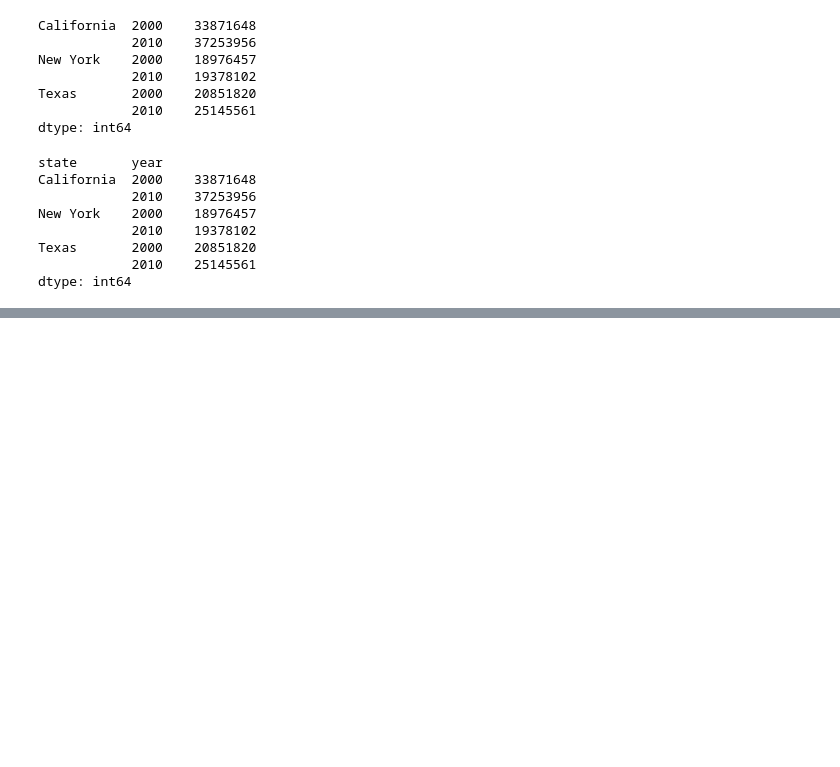
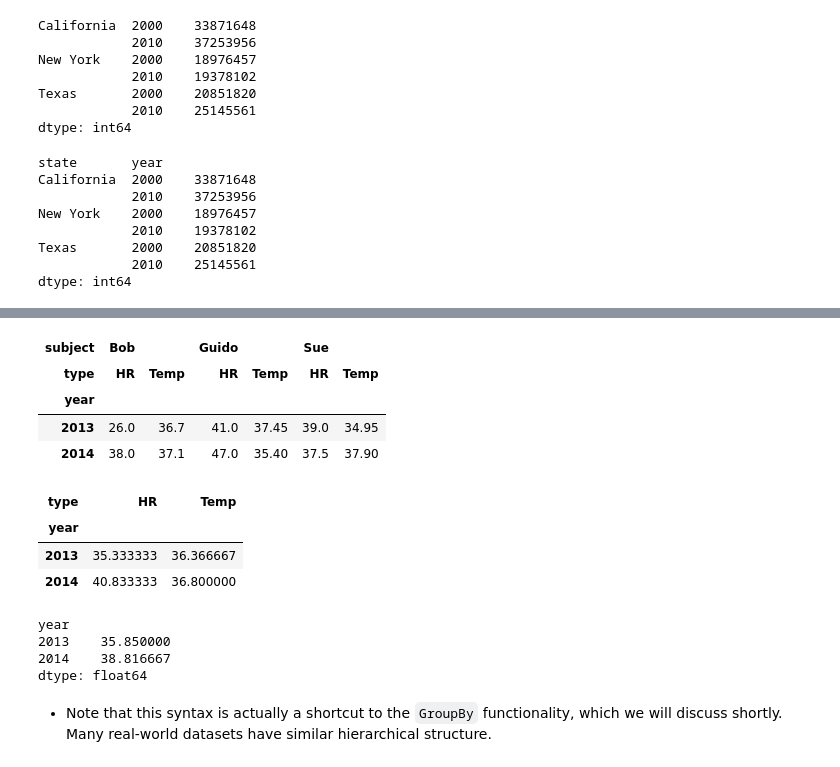
Before and after one commit to mjkeene/ML, a Jupyter notebook: python_data_science_handbook/3_data_manipulation_with_pandas.ipynb, the cells around one changed output, grey strips where cells are left out. Drawn from its saved outputs; the diff is of its cells as text; code cells hidden in the pictures; blank space fills up the shorter version.

```diff
--- a/python_data_science_handbook/3_data_manipulation_with_pandas.ipynb
+++ b/python_data_science_handbook/3_data_manipulation_with_pandas.ipynb
@@ -1400,0 +1731,30 @@ dtype: int64
+# %%
+# name the index level you'd like to explore, in this case the year
+data_mean = health_data.mean(level='year')
+data_mean
+# %% [output]
+| subject | Bob |  | Guido |  | Sue |  |
+| type | HR | Temp | HR | Temp | HR | Temp |
+| year |  |  |  |  |  |  |
+| 2013 | 26.0 | 36.7 | 41.0 | 37.45 | 39.0 | 34.95 |
+| 2014 | 38.0 | 37.1 | 47.0 | 35.40 | 37.5 | 37.90 |
+# %%
+# by also using the axis keyword, we can take the mean amoung levels on the
+# columns as well
+data_mean.mean(axis=1, level='type')
+# %% [output]
+| type | HR | Temp |
+| year |  |  |
+| 2013 | 35.333333 | 36.366667 |
+| 2014 | 40.833333 | 36.800000 |
+# %%
+# without the level arg, all of the numbers are averaged, without
+# regard to the 'type' (HR or Temp)
+data_mean.mean(axis=1)
+# %% [output]
+year
+2013    35.850000
+2014    38.816667
+dtype: float64
+# %% [markdown]
+* Note that this syntax is actually a shortcut to the `GroupBy` functionality, which we will discuss shortly. Many real-world datasets have similar hierarchical structure.
```
Also changed, not shown: parts of 86 cells of this notebook.
